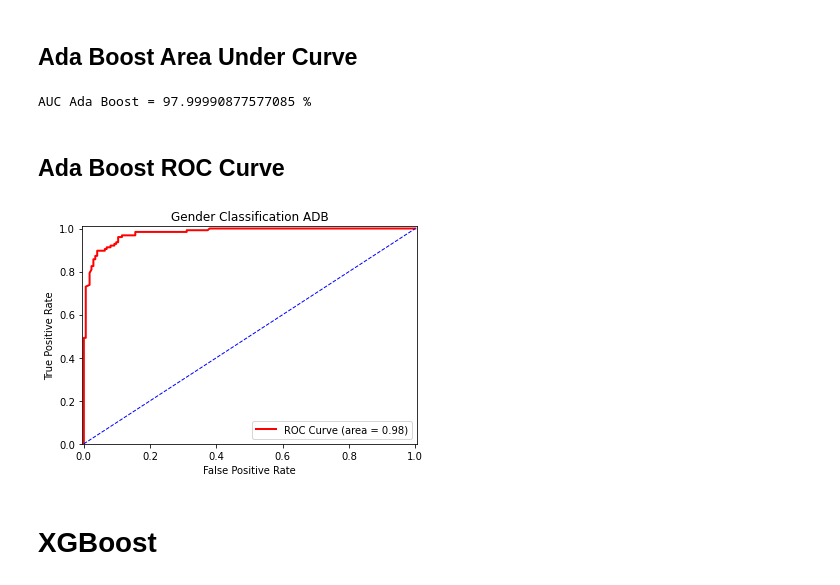
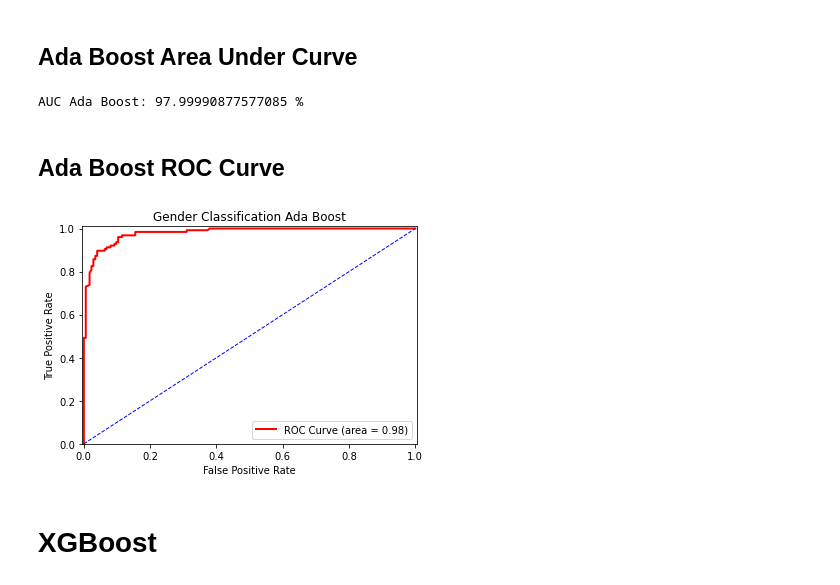
Before and after one commit to markkalaiji/GenderClassification, a Jupyter notebook: GenderClassification.ipynb, the cells around one changed output. Saved outputs shown, nothing was run; the diff lists cells and outputs as text; code cells hidden in the pictures.

```diff
--- a/GenderClassification.ipynb
+++ b/GenderClassification.ipynb
@@ -279,39 +279,39 @@ fpr_adb, tpr_adb, thresholds = metrics.roc_curve(y_test, y_predict_prob_adb[:,1]
 
 # auc
 AUC_adb = metrics.auc(fpr_adb, tpr_adb)
-print('AUC Ada Boost =',AUC_adb*100,'%')
+print('AUC Ada Boost:',AUC_adb*100,'%')
 # %% [output]
-AUC Ada Boost = 97.99990877577085 %
+AUC Ada Boost: 97.99990877577085 %
 # %% [markdown]
 ## Ada Boost ROC Curve
 # %%
 import matplotlib.pyplot as plt
 
 # keep plot inside page
 %matplotlib inline
 
 plt.figure()
 
 # roc curve
 plt.plot(fpr_adb, tpr_adb, color='red', lw=2,
          label='ROC Curve (area = %0.2f)' % AUC_adb)
 
 # random guess line
 plt.plot([0, 1], [0, 1], color='blue', lw=1, linestyle='--')
 
 # defining the range of X-Axis and Y-Axis
 plt.xlim([-0.005, 1.005])
 plt.ylim([0.0, 1.01])
 
 # labels, title, legend
 plt.xlabel('False Positive Rate')
 plt.ylabel('True Positive Rate')
-plt.title('Gender Classification ADB')
+plt.title('Gender Classification Ada Boost')
 plt.legend(loc="lower right")
 
 plt.show()
 # %% [output]
-[figure, old version]
+[figure, new version]
 # %% [markdown]
 # XGBoost
 # %% [markdown]
```
Also changed, not shown: parts of 30 cells of this notebook.
